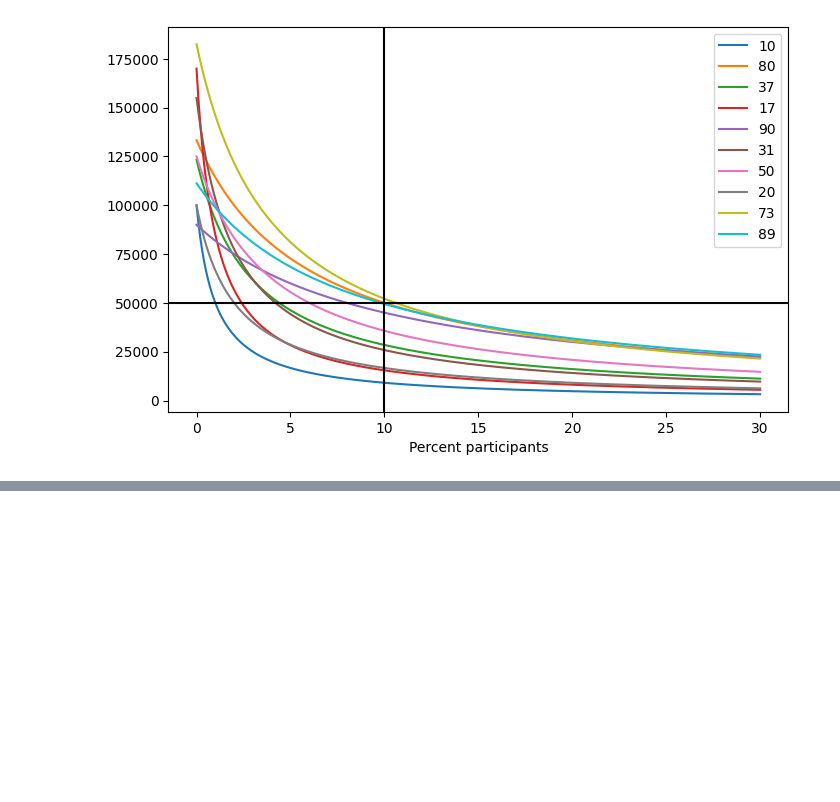
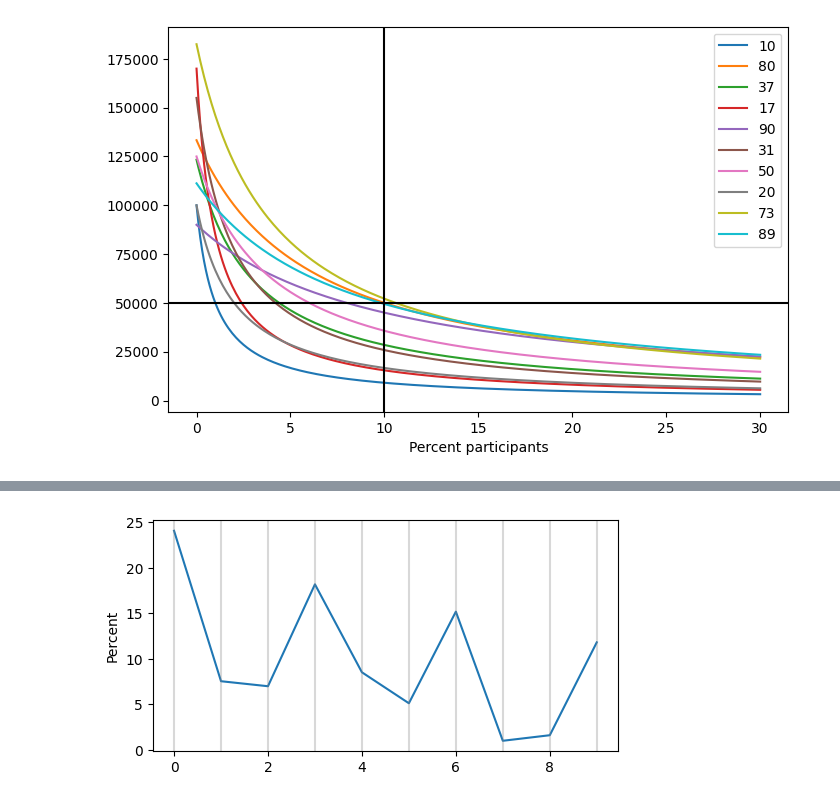
Before and after one commit to aemilani/imc-prosperity-3, a Jupyter notebook: notebooks/round_2_manual.ipynb, the cells around one changed output, grey strips where cells are left out. Drawn from its saved outputs; the diff is of its cells as text; code cells hidden in the pictures; blank space fills up the shorter version.

```diff
--- a/notebooks/round_2_manual.ipynb
+++ b/notebooks/round_2_manual.ipynb
@@ -252,0 +326,11 @@ plt.show()
+# %%
+perc = [24.06, 7.54, 6.99, 18.18, 8.52, 5.12, 15.18, 1, 1.61, 11.81]
+# %%
+plt.figure(figsize=(6, 3))
+plt.plot(perc)
+plt.ylabel('Percent')
+for i in range(10):
+    plt.axvline(i, c='gray', alpha=0.3)
+plt.show()
+# %% [output]
+[figure, added]
```
Also changed, not shown: parts of 27 cells of this notebook, 14 other files.
